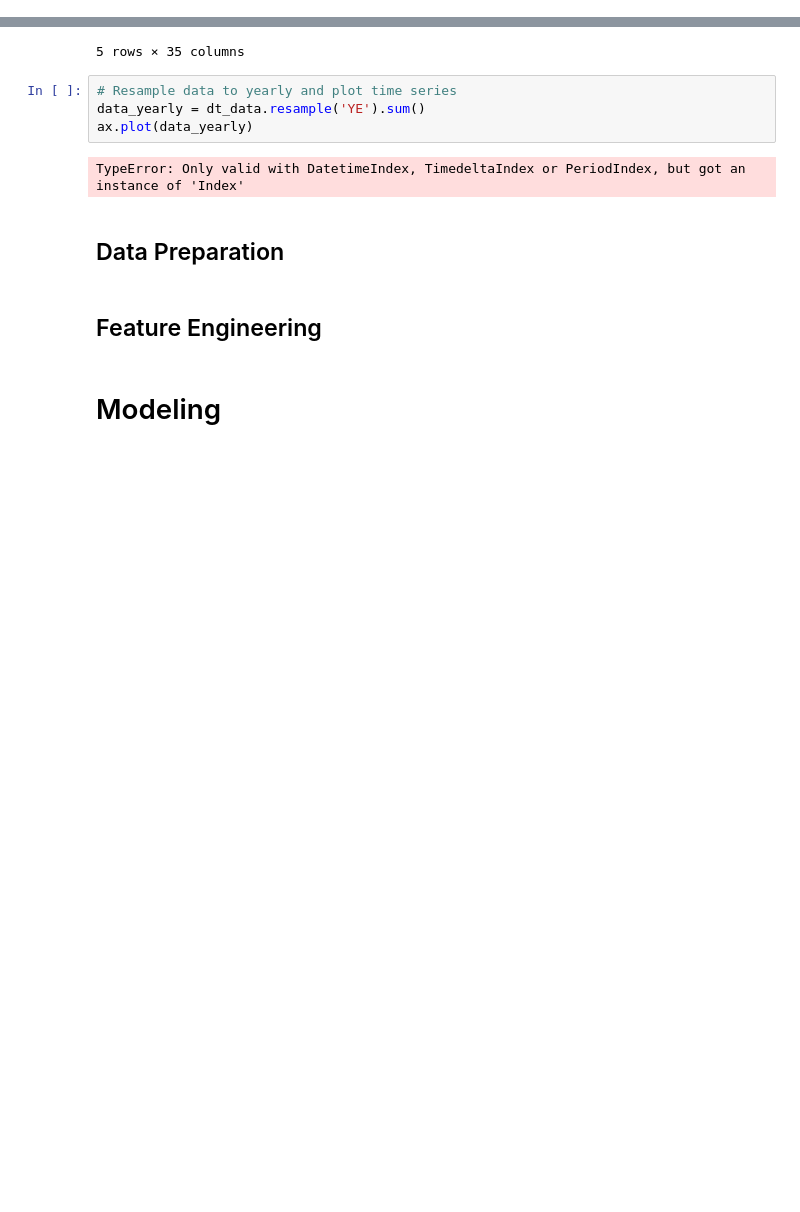
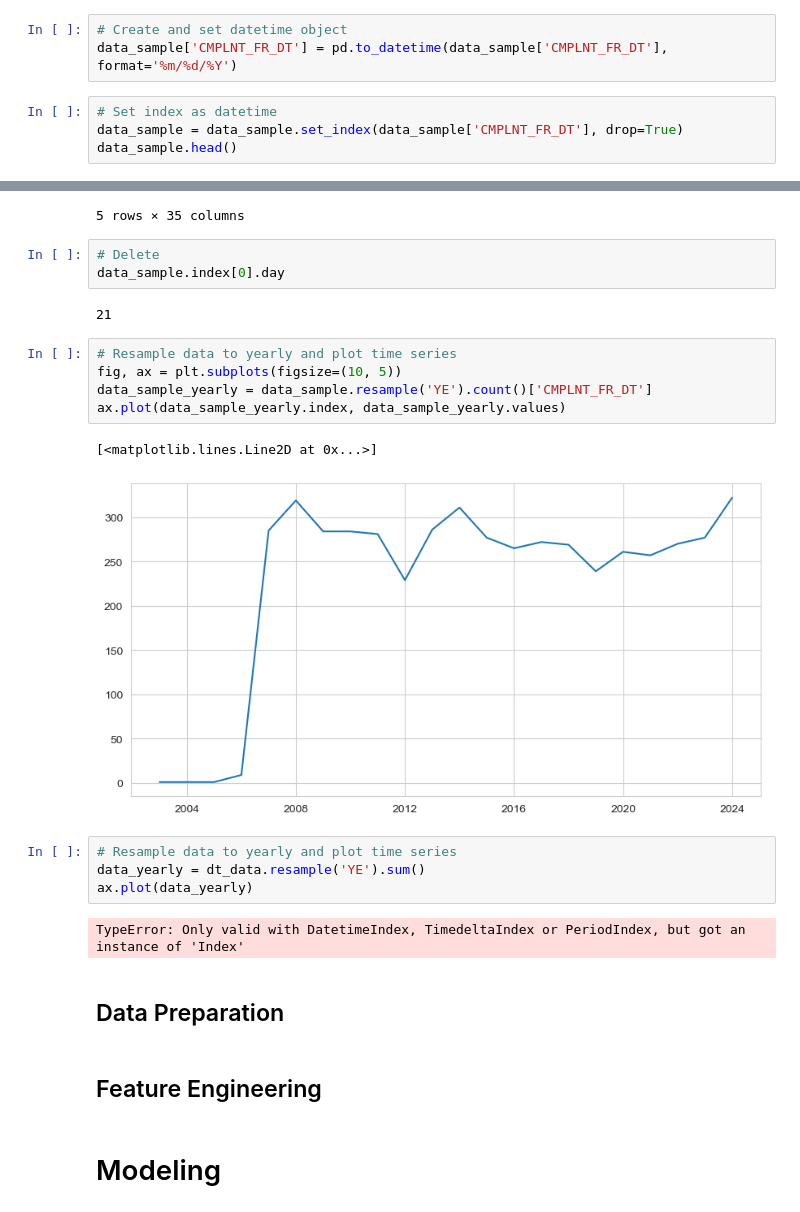
Before and after one commit to scarlettvalentin/nypd_crime, a Jupyter notebook: notebook.ipynb, the cells around one changed output, grey strips where cells are left out. Cells and saved outputs as stored; diff of their text form; blank space fills up the shorter version.

```diff
--- a/notebook.ipynb
+++ b/notebook.ipynb
@@ -133,3 +214,10 @@ ax.bar_label(ax.containers[0]);
 data.index
 # %% [output]
 RangeIndex(start=0, stop=8914838, step=1)
+# %%
+# Create and set datetime object
+data_sample['CMPLNT_FR_DT'] = pd.to_datetime(data_sample['CMPLNT_FR_DT'], format='%m/%d/%Y')
+# %%
+# Set index as datetime
+data_sample = data_sample.set_index(data_sample['CMPLNT_FR_DT'], drop=True)
+data_sample.head()
@@ -161,6 +270,19 @@ dt_data.head()
 | 01/01/1961 | 249596456 | 01/01/1961 | 00:00:00 | 12/31/1961 | 23:59:00 | 19.0 | 08/15/2022 | ... |
 | 01/01/1964 | 252593706 | 01/01/1964 | 00:01:00 | NaN | (null) | 42.0 | 10/14/2022 | ... |
 5 rows × 35 columns
+# %%
+# Delete
+data_sample.index[0].day
+# %% [output]
+21
+# %%
+# Resample data to yearly and plot time series
+fig, ax = plt.subplots(figsize=(10, 5))
+data_sample_yearly = data_sample.resample('YE').count()['CMPLNT_FR_DT']
+ax.plot(data_sample_yearly.index, data_sample_yearly.values)
+# %% [output]
+[<matplotlib.lines.Line2D at 0x...>]
+[figure, added]
 # %%
 # Resample data to yearly and plot time series
 data_yearly = dt_data.resample('YE').sum()
```
Also changed, not shown: parts of 9 cells of this notebook.
